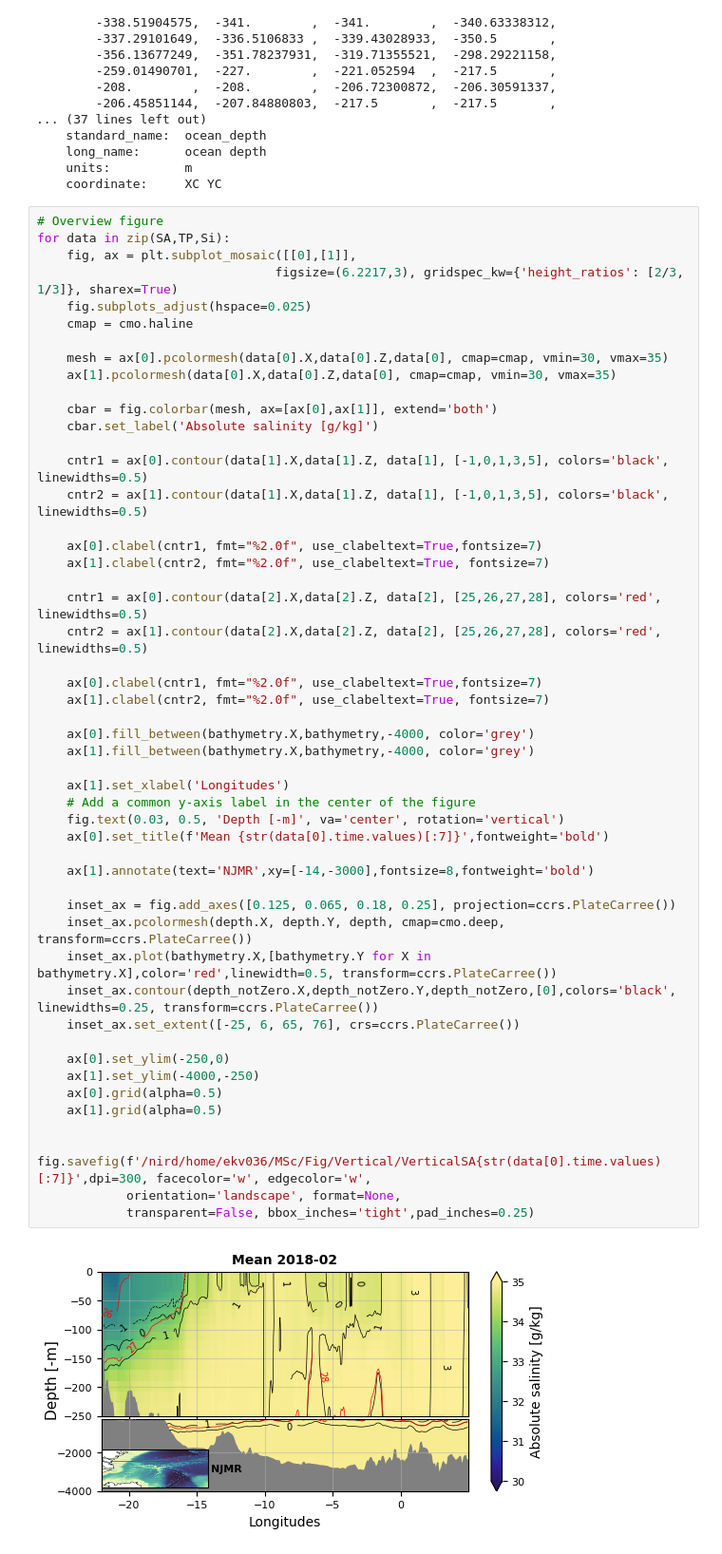
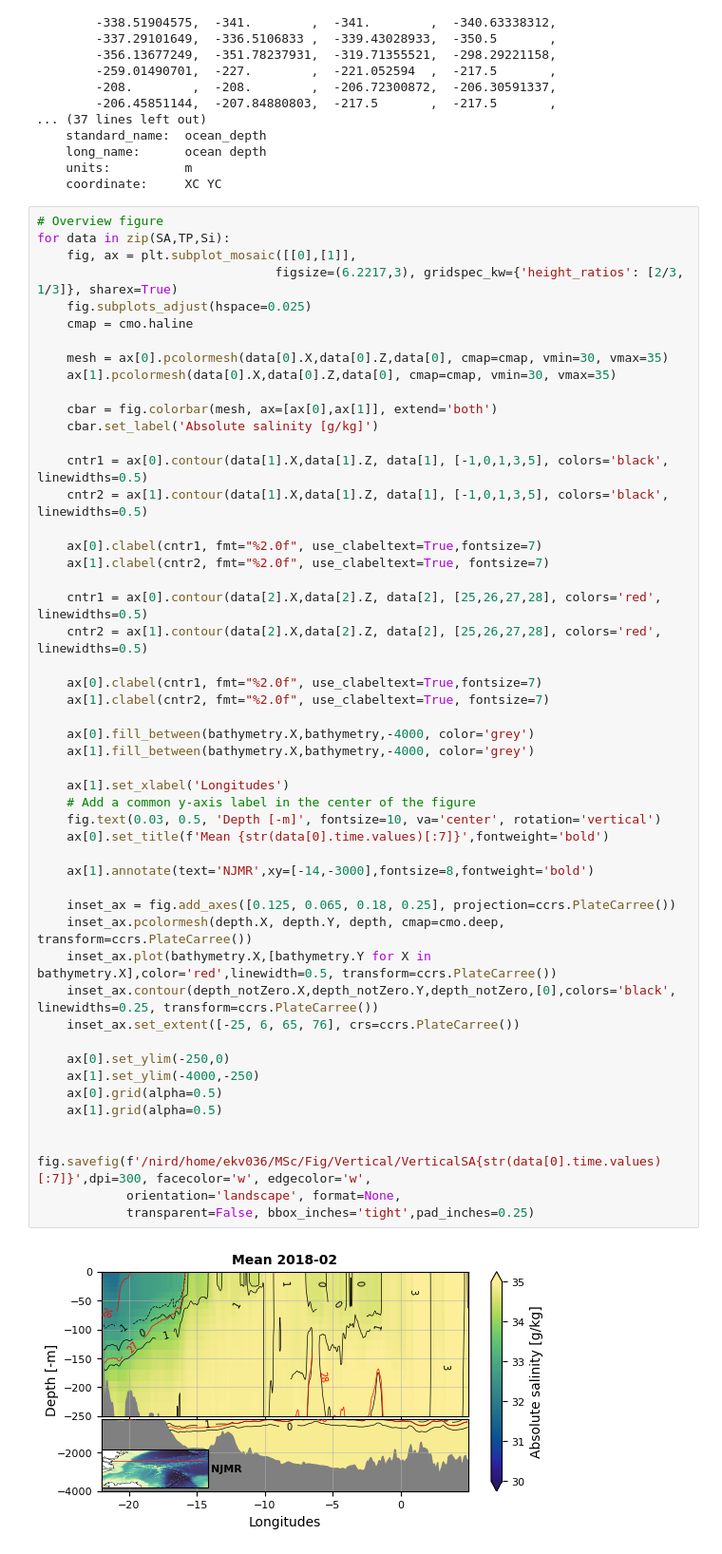
Before and after one commit to EirikKvamme/MScEirik, a Jupyter notebook: Background/VerticalBackground.ipynb, the cells around one changed output. Shown at 95% size. Cells and saved outputs as stored; diff of their text form.

```diff
--- a/Background/VerticalBackground.ipynb
+++ b/Background/VerticalBackground.ipynb
@@ -111,32 +111,32 @@ for data in zip(SA,TP,Si):
     cntr1 = ax[0].contour(data[2].X,data[2].Z, data[2], [25,26,27,28], colors='red', linewidths=0.5)
     cntr2 = ax[1].contour(data[2].X,data[2].Z, data[2], [25,26,27,28], colors='red', linewidths=0.5)
 
     ax[0].clabel(cntr1, fmt="%2.0f", use_clabeltext=True,fontsize=7)
     ax[1].clabel(cntr2, fmt="%2.0f", use_clabeltext=True, fontsize=7)
 
     ax[0].fill_between(bathymetry.X,bathymetry,-4000, color='grey')
     ax[1].fill_between(bathymetry.X,bathymetry,-4000, color='grey')
 
     ax[1].set_xlabel('Longitudes')
     # Add a common y-axis label in the center of the figure
-    fig.text(0.03, 0.5, 'Depth [-m]', va='center', rotation='vertical')
+    fig.text(0.03, 0.5, 'Depth [-m]', fontsize=10, va='center', rotation='vertical')
     ax[0].set_title(f'Mean {str(data[0].time.values)[:7]}',fontweight='bold')
 
     ax[1].annotate(text='NJMR',xy=[-14,-3000],fontsize=8,fontweight='bold')
 
     inset_ax = fig.add_axes([0.125, 0.065, 0.18, 0.25], projection=ccrs.PlateCarree())
     inset_ax.pcolormesh(depth.X, depth.Y, depth, cmap=cmo.deep, transform=ccrs.PlateCarree())
     inset_ax.plot(bathymetry.X,[bathymetry.Y for X in bathymetry.X],color='red',linewidth=0.5, transform=ccrs.PlateCarree())
     inset_ax.contour(depth_notZero.X,depth_notZero.Y,depth_notZero,[0],colors='black', linewidths=0.25, transform=ccrs.PlateCarree())
     inset_ax.set_extent([-25, 6, 65, 76], crs=ccrs.PlateCarree())
 
     ax[0].set_ylim(-250,0)
     ax[1].set_ylim(-4000,-250)
     ax[0].grid(alpha=0.5)
     ax[1].grid(alpha=0.5)
 
     fig.savefig(f'/nird/home/ekv036/MSc/Fig/Vertical/VerticalSA{str(data[0].time.values)[:7]}',dpi=300, facecolor='w', edgecolor='w',
             orientation='landscape', format=None,
             transparent=False, bbox_inches='tight',pad_inches=0.25)
 # %% [output]
-[figure, old version]
+[figure, new version]
```
Also changed, not shown: parts of 2 cells of this notebook, 1 other file.
